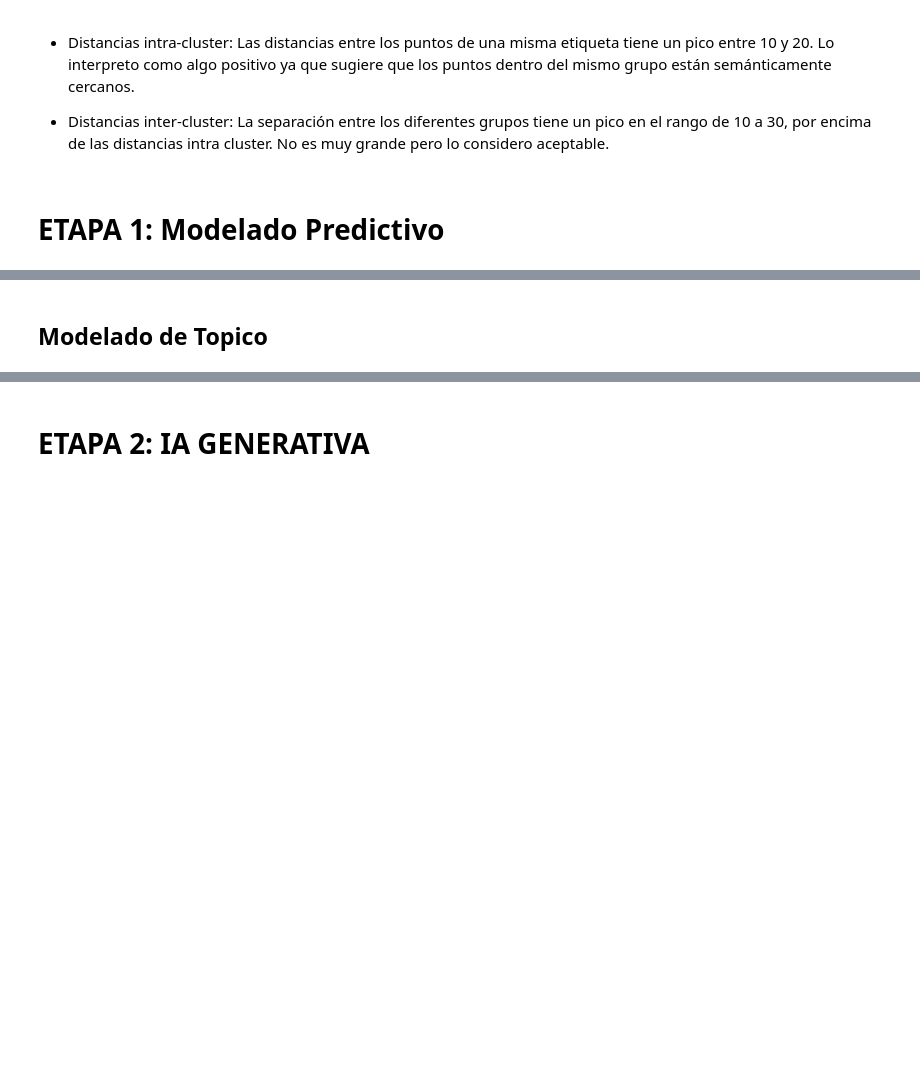
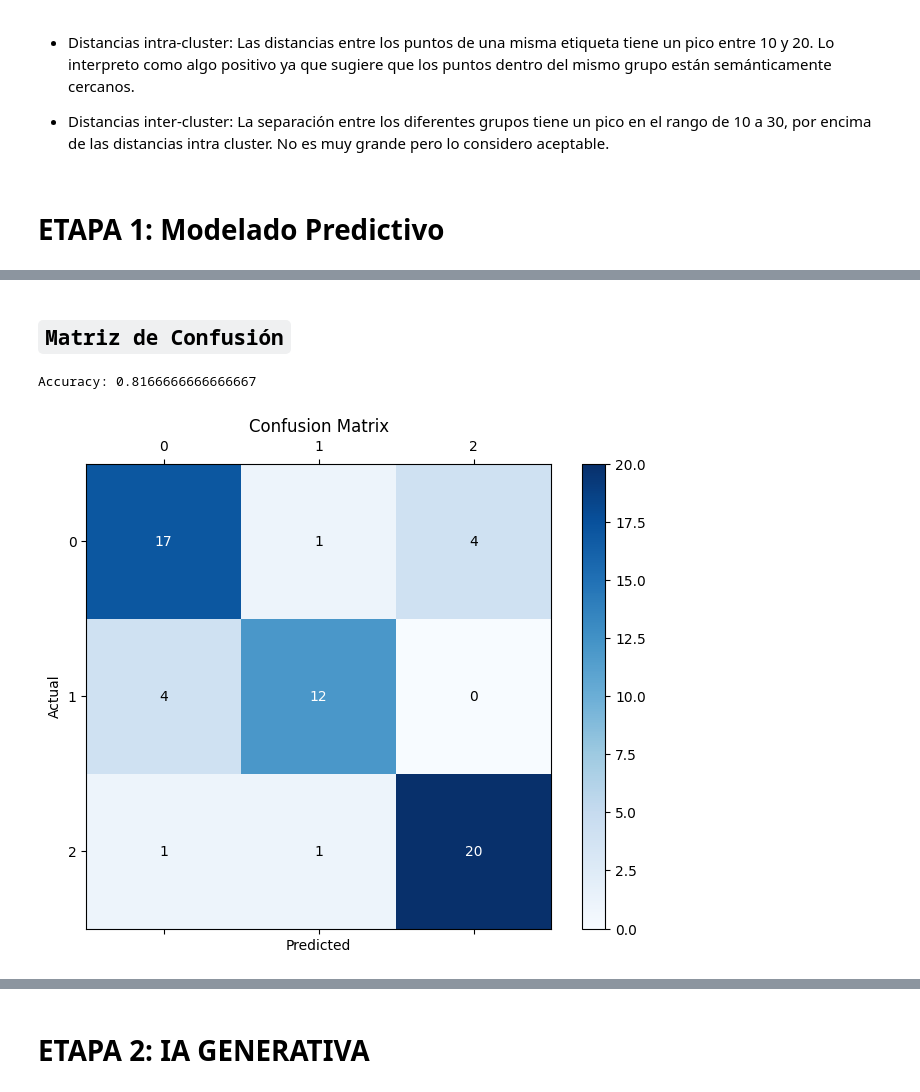
Before and after one commit to Dantelarroy/suplements-chatbot, a Jupyter notebook: Supplements_chatbot.ipynb, the cells around one changed output, grey strips where cells are left out. Cells and saved outputs as stored; diff of their text form; code cells hidden in the pictures; blank space fills up the shorter version.

```diff
--- a/Supplements_chatbot.ipynb
+++ b/Supplements_chatbot.ipynb
@@ -702,0 +738,3 @@ Clasificación de Sentimiento
+# %%
+label_encoder = LabelEncoder()
+df_supplements['Sentimiento'] = label_encoder.fit_transform(df_supplements['Sentimiento'])
@@ -702,0 +746,7 @@ Clasificación de Sentimiento
+# %%
+# Preparo el df
+X = np.vstack(df_supplements['Embedding'].values)
+y = df_supplements[["Sentimiento"]].values
+
+# Divido los datos
+X_train, X_test, y_train, y_test = train_test_split(X, y, test_size=0.2,random_state=42)
@@ -702,0 +758,8 @@ Clasificación de Sentimiento
+# %%
+# Crear y entrenar el modelo de regresión logística
+model_lr = LogisticRegression(max_iter=1000, class_weight="balanced")
+model_lr.fit(X_train, y_train)
+
+# Evaluar el modelo
+y_pred_lr = model_lr.predict(X_test)
+print(classification_report(y_test, y_pred_lr))
@@ -703,2 +889,36 @@ Clasificación de Sentimiento
 # %% [markdown]
-## Modelado de Topico
+`Matriz de Confusión`
+---
+# %%
+from sklearn.metrics import confusion_matrix, accuracy_score
+import matplotlib.pyplot as plt
+
+# Calcular la matriz de confusión
+cm = confusion_matrix(y_test, y_pred_lr)
+
+# Calcular la exactitud (accuracy)
+accuracy = accuracy_score(y_test, y_pred_lr)
+print("Accuracy:", accuracy)
+
+# Visualizar la matriz de confusión
+plt.figure(figsize=(8, 6))  # Tamaño ajustado para mejor visualización
+plt.matshow(cm, cmap=plt.cm.Blues, fignum=1)  # `fignum=1` mantiene la figura
+plt.colorbar()
+plt.ylabel("Actual")
+plt.xlabel("Predicted")
+plt.title("Confusion Matrix")
+
+# Añadir los valores a la matriz visualizada
+for i in range(cm.shape[0]):
+    for j in range(cm.shape[1]):
+        plt.text(j, i, f'{cm[i, j]}',
+                 ha='center',
+                 va='center',
+                 color='white' if cm[i, j] > cm.max()/2 else 'black')
+
+# Mostrar el gráfico
+plt.tight_layout()  # Ajusta los márgenes para evitar que los títulos se corten
+plt.show()
+# %% [output]
+Accuracy: 0.8166666666666667
+[figure, added]
```
Also changed, not shown: parts of 34 cells of this notebook.
